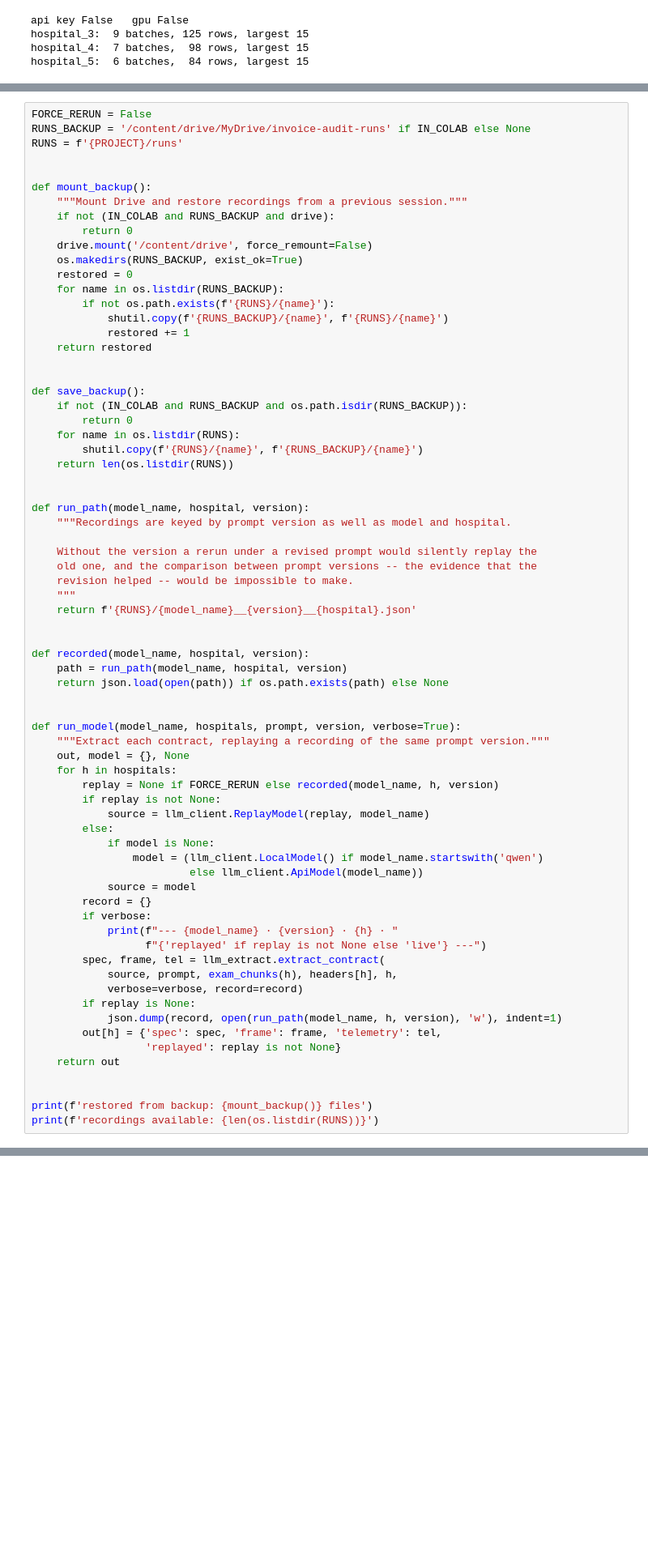
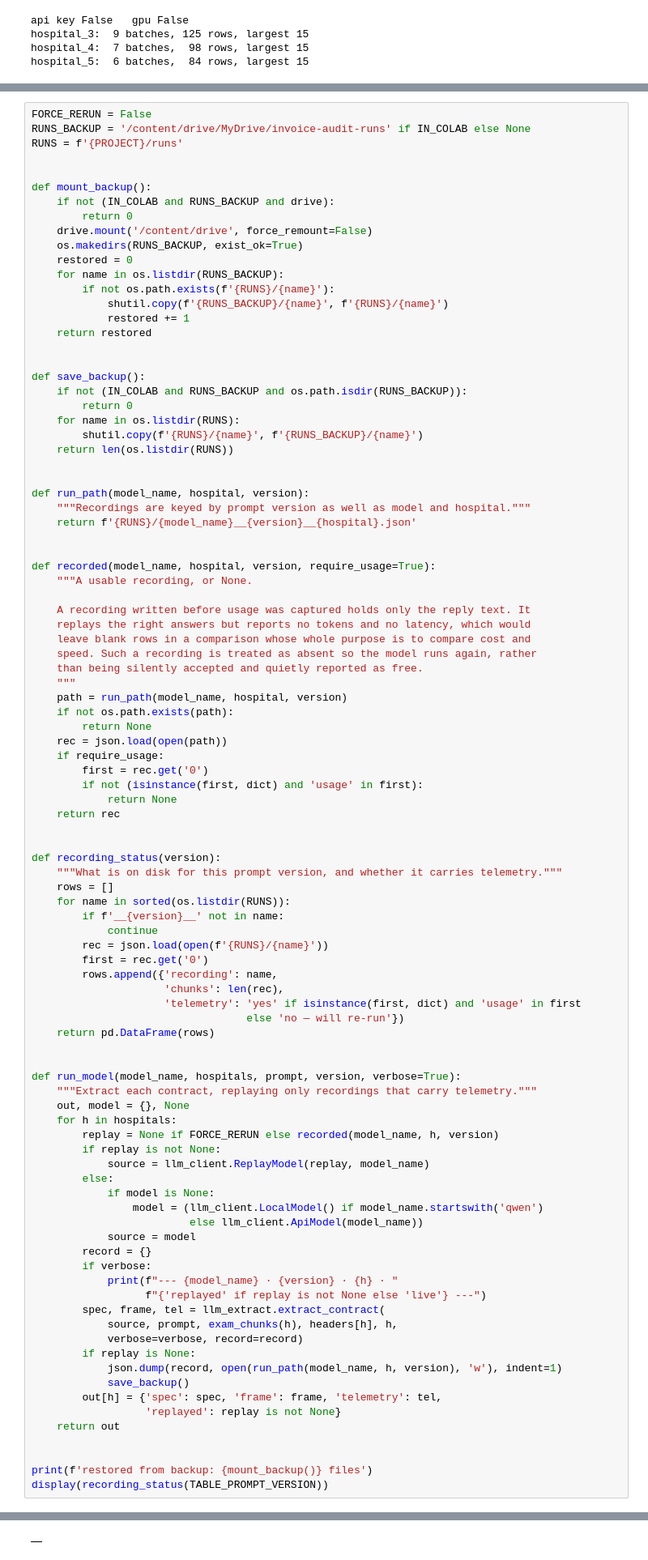
Before and after one commit to nxull9/invoice-audit, a Jupyter notebook: notebooks/invoice_audit.ipynb, the cells around one changed output, grey strips where cells are left out. Shown at 81% size. Drawn from its saved outputs; the diff is of its cells as text; blank space fills up the shorter version.

```diff
--- a/notebooks/invoice_audit.ipynb
+++ b/notebooks/invoice_audit.ipynb
@@ -1047,7 +1047,6 @@ RUNS = f'{PROJECT}/runs'
 
 
 def mount_backup():
-    """Mount Drive and restore recordings from a previous session."""
     if not (IN_COLAB and RUNS_BACKUP and drive):
         return 0
     drive.mount('/content/drive', force_remount=False)
@@ -1069,22 +1068,47 @@ def save_backup():
 
 
 def run_path(model_name, hospital, version):
-    """Recordings are keyed by prompt version as well as model and hospital.
-
-    Without the version a rerun under a revised prompt would silently replay the
-    old one, and the comparison between prompt versions -- the evidence that the
-    revision helped -- would be impossible to make.
-    """
+    """Recordings are keyed by prompt version as well as model and hospital."""
     return f'{RUNS}/{model_name}__{version}__{hospital}.json'
 
 
-def recorded(model_name, hospital, version):
+def recorded(model_name, hospital, version, require_usage=True):
+    """A usable recording, or None.
+
+    A recording written before usage was captured holds only the reply text. It
+    replays the right answers but reports no tokens and no latency, which would
+    leave blank rows in a comparison whose whole purpose is to compare cost and
+    speed. Such a recording is treated as absent so the model runs again, rather
+    than being silently accepted and quietly reported as free.
+    """
     path = run_path(model_name, hospital, version)
-    return json.load(open(path)) if os.path.exists(path) else None
+    if not os.path.exists(path):
+        return None
+    rec = json.load(open(path))
+    if require_usage:
+        first = rec.get('0')
+        if not (isinstance(first, dict) and 'usage' in first):
+            return None
+    return rec
+
+
+def recording_status(version):
+    """What is on disk for this prompt version, and whether it carries telemetry."""
+    rows = []
+    for name in sorted(os.listdir(RUNS)):
+        if f'__{version}__' not in name:
+            continue
+        rec = json.load(open(f'{RUNS}/{name}'))
+        first = rec.get('0')
+        rows.append({'recording': name,
+                     'chunks': len(rec),
+                     'telemetry': 'yes' if isinstance(first, dict) and 'usage' in first
+                                  else 'no — will re-run'})
+    return pd.DataFrame(rows)
 
 
 def run_model(model_name, hospitals, prompt, version, verbose=True):
-    """Extract each contract, replaying a recording of the same prompt version."""
+    """Extract each contract, replaying only recordings that carry telemetry."""
     out, model = {}, None
     for h in hospitals:
         replay = None if FORCE_RERUN else recorded(model_name, h, version)
@@ -1104,12 +1128,13 @@ def run_model(model_name, hospitals, prompt, version, verbose=True):
             verbose=verbose, record=record)
         if replay is None:
             json.dump(record, open(run_path(model_name, h, version), 'w'), indent=1)
+            save_backup()
         out[h] = {'spec': spec, 'frame': frame, 'telemetry': tel,
                   'replayed': replay is not None}
     return out
 
 
 print(f'restored from backup: {mount_backup()} files')
-print(f'recordings available: {len(os.listdir(RUNS))}')
+display(recording_status(TABLE_PROMPT_VERSION))
 # %% [output]
 restored from backup: 0 files
@@ -1117,3 +1141,4 @@ recordings available: 0
+|  |
 # %%
 def smoke_test(name='gpt-4o'):
     """One live call, before committing to the sweep."""
```
Also changed, not shown: parts of 1 cell of this notebook.
